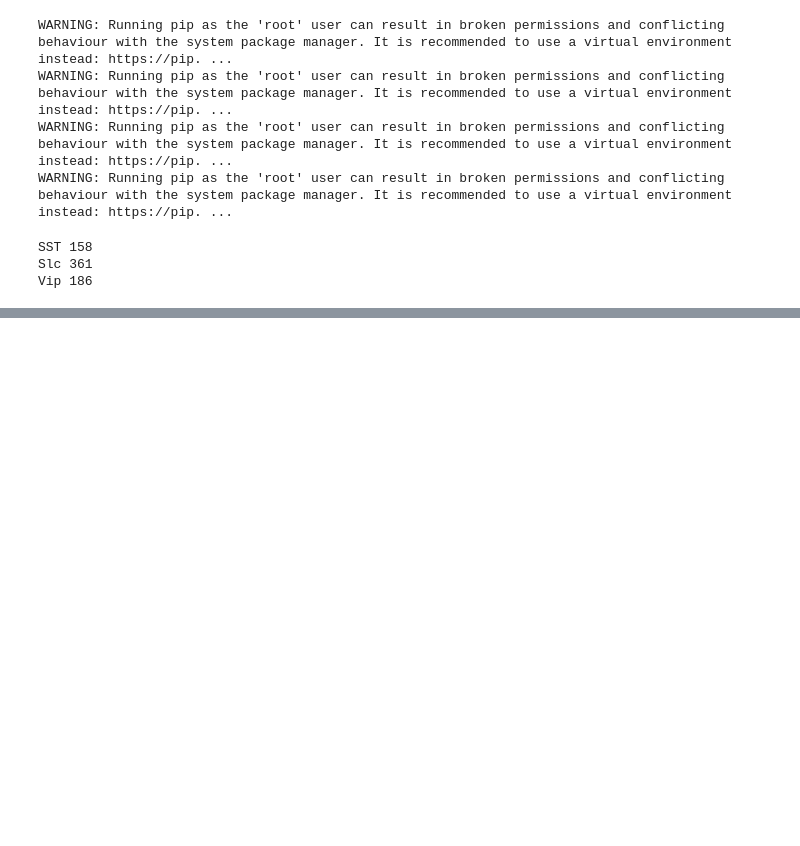
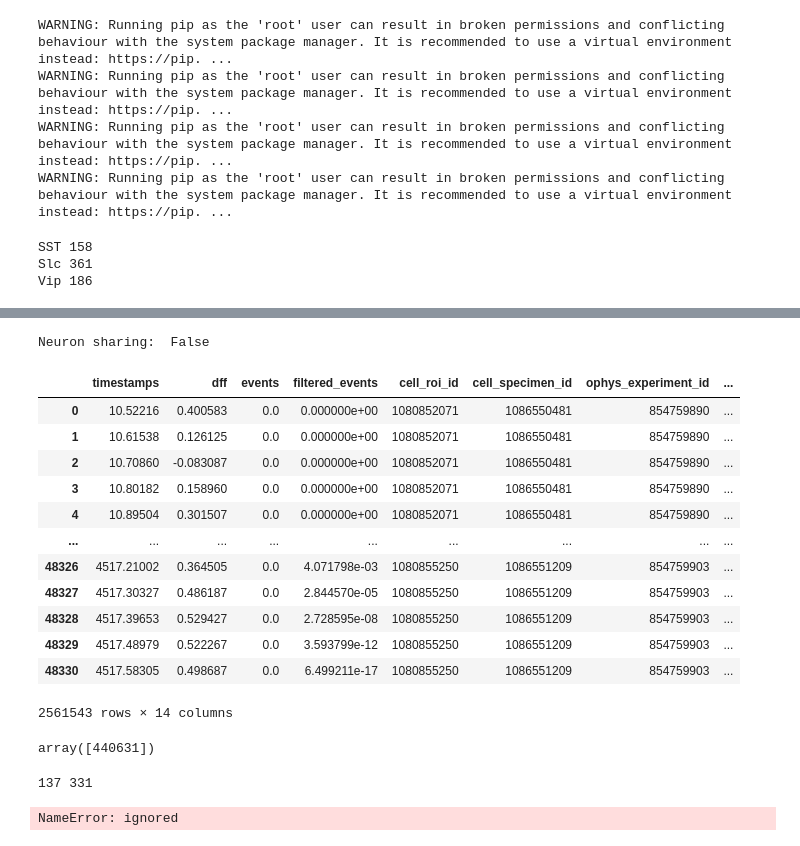
Before and after one commit to Yannan-Chen/allenVisualBehaviorOphys, a Jupyter notebook: dataLoader.ipynb, the cells around one changed output, grey strips where cells are left out. Drawn from its saved outputs; the diff is of its cells as text; code cells hidden in the pictures; blank space fills up the shorter version.

Commit message:
Played with sessions, experiments and neuron ids

```diff
--- a/dataLoader.ipynb
+++ b/dataLoader.ipynb
@@ -51,3 +63,3 @@ Vip 186
 # %%
-ophys_session_id = 854060305
+ophys_session_id = 951410079
 # %%
@@ -79,0 +123,5 @@ neural_data = pd.concat(neural_data)
+# %%
+for session in range(len(allNeural_data)):
+  neural_data = allNeural_data[session]
+  for expID in np.unique(neural_data.ophys_experiment_id):
+    print('Exp:', expID, ' Planes:', len(np.unique(neural_data.loc[neural_data.ophys_experiment_id == expID].imaging_depth)))
@@ -79,0 +146,17 @@ neural_data = pd.concat(neural_data)
+# %%
+for session in range(len(allNeural_data)):
+  neural_data = allNeural_data[session]
+
+  for depth in np.unique(neural_data.imaging_depth):
+    exps = np.unique(neural_data.loc[neural_data.imaging_depth == depth].ophys_experiment_id)
+    if len(exps) > 1:
+      print('\n\nsession:', session, ' depth:', depth)
+      totNeuron = []
+      totNeuronCount = 0
+      for expID in exps:
+        neurons = np.unique(neural_data.loc[neural_data.ophys_experiment_id == expID].cell_specimen_id)
+        totNeuronCount += len(neurons)
+        totNeuron += [neurons]
+        print('exp:', expID)
+        print('Neurons: ', neurons)
+      print('Neuron sharing: ', totNeuronCount - len(np.concatenate(totNeuron)) > 0)
@@ -79,0 +181,42 @@ neural_data = pd.concat(neural_data)
+# %%
+totNeuronCount = 0
+totNeuron = []
+for session in range(len(allNeural_data)):
+  neural_data = allNeural_data[session]
+  for expID in np.unique(neural_data.ophys_experiment_id):
+    neurons = np.unique(neural_data.loc[neural_data.ophys_experiment_id == expID].cell_specimen_id)
+    totNeuronCount += len(neurons)
+    totNeuron += [neurons]
+
+print('Neuron sharing: ', totNeuronCount - len(np.concatenate(totNeuron)))
+# %% [output]
+Neuron sharing:  False
+# %%
+neural_data
+# %% [output]
+|  | timestamps | dff | events | filtered_events | cell_roi_id | cell_specimen_id | ophys_experiment_id | ... |
+| 0 | 10.52216 | 0.400583 | 0.0 | 0.000000e+00 | 1080852071 | 1086550481 | 854759890 | ... |
+| 1 | 10.61538 | 0.126125 | 0.0 | 0.000000e+00 | 1080852071 | 1086550481 | 854759890 | ... |
+| 2 | 10.70860 | -0.083087 | 0.0 | 0.000000e+00 | 1080852071 | 1086550481 | 854759890 | ... |
+| 3 | 10.80182 | 0.158960 | 0.0 | 0.000000e+00 | 1080852071 | 1086550481 | 854759890 | ... |
+| 4 | 10.89504 | 0.301507 | 0.0 | 0.000000e+00 | 1080852071 | 1086550481 | 854759890 | ... |
+| ... | ... | ... | ... | ... | ... | ... | ... | ... |
+| 48326 | 4517.21002 | 0.364505 | 0.0 | 4.071798e-03 | 1080855250 | 1086551209 | 854759903 | ... |
+| 48327 | 4517.30327 | 0.486187 | 0.0 | 2.844570e-05 | 1080855250 | 1086551209 | 854759903 | ... |
+| 48328 | 4517.39653 | 0.529427 | 0.0 | 2.728595e-08 | 1080855250 | 1086551209 | 854759903 | ... |
+| 48329 | 4517.48979 | 0.522267 | 0.0 | 3.593799e-12 | 1080855250 | 1086551209 | 854759903 | ... |
+| 48330 | 4517.58305 | 0.498687 | 0.0 | 6.499211e-17 | 1080855250 | 1086551209 | 854759903 | ... |
+2561543 rows × 14 columns
+# %%
+np.unique(neural_data.mouse_id)
+# %% [output]
+array([440631])
+# %%
+cell_specimen_id_tot = np.concatenate(all_cell_specimen_id)
+print(len(np.unique(cell_specimen_id_tot)), len(cell_specimen_id_tot))
+# %% [output]
+137 331
+# %%
+stimulus_table = experiments[ophys_experiment_ids[0]].stimulus_presentations.drop(columns = ['image_set'])  # dropping the 'image_set' column to avoid confusion. Image_set column contains a unique string for set of images presented in a session.
+# %% [output]
+NameError: ignored
```
Also changed, not shown: parts of 7 cells of this notebook.
